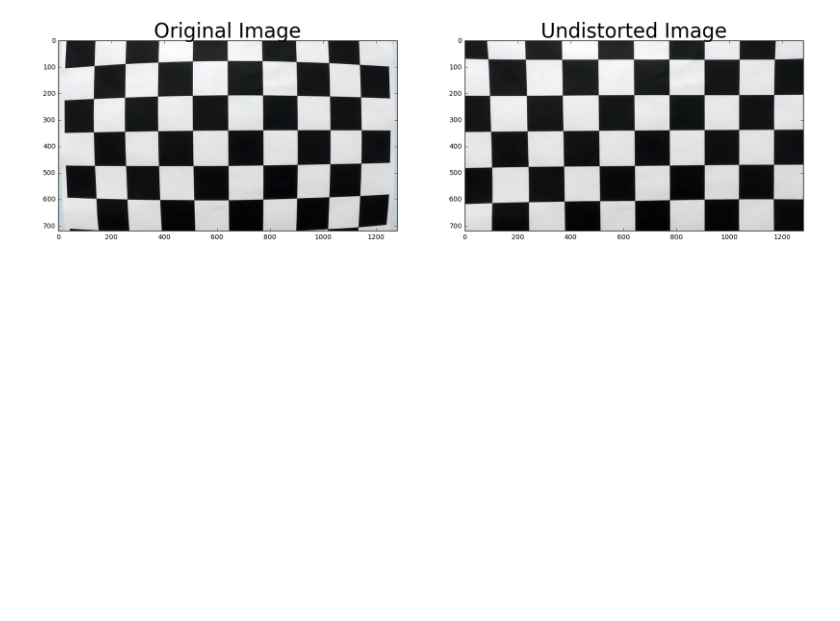
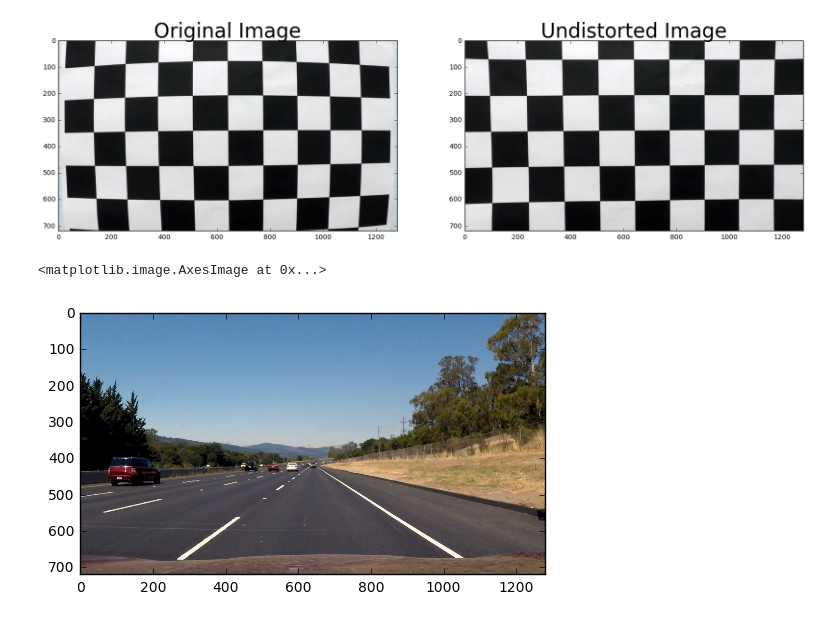
Before and after one commit to ddrm86/udacity-selfdriving-p4, a Jupyter notebook: p3_avanced_lanes_detector.ipynb, the cells around one changed output. Cells and saved outputs as stored; diff of their text form; code cells hidden in the pictures; blank space fills up the shorter version.

```diff
--- a/p3_avanced_lanes_detector.ipynb
+++ b/p3_avanced_lanes_detector.ipynb
@@ -51,3 +52,10 @@ ax2.set_title('Undistorted Image', fontsize=30)
 def process_image(image):
     image = undistort(image, mtx, dist)
     return image
+# %%
+test_image = cv2.imread('test_images/straight_lines2.jpg')
+test_image = cv2.cvtColor(test_image, cv2.COLOR_BGR2RGB)
+plt.imshow(test_image)
+# %% [output]
+<matplotlib.image.AxesImage at 0x...>
+[figure, added]
```
Also changed, not shown: parts of 5 cells of this notebook.
